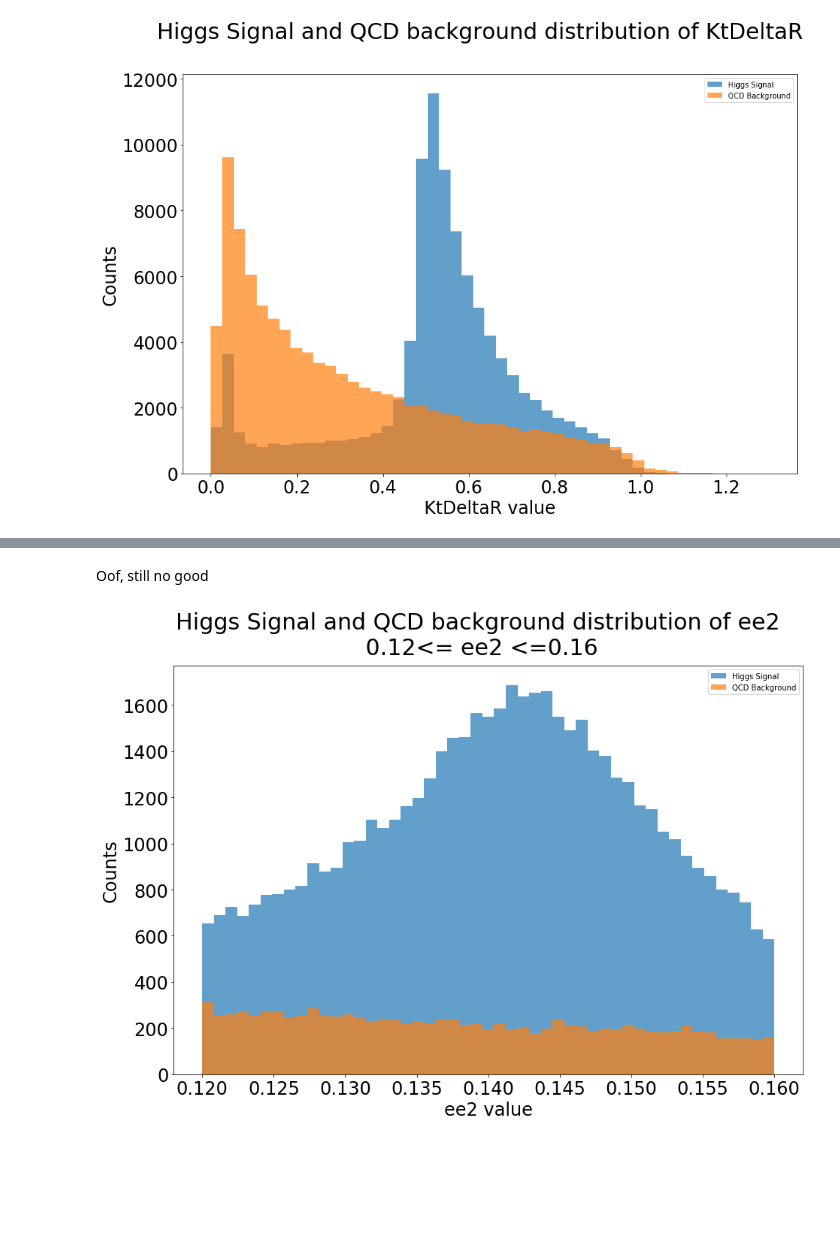
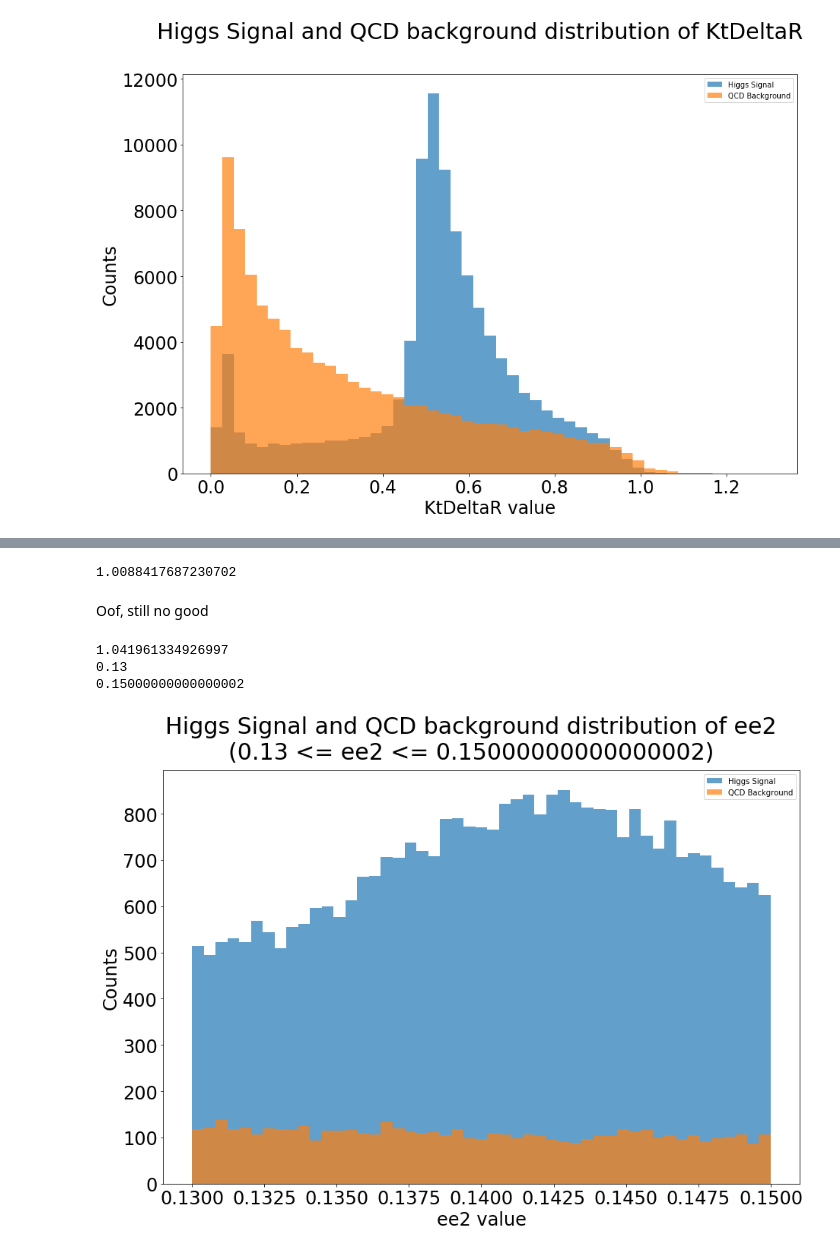
Before and after one commit to John-ZH/PHYS-343-Lab, a Jupyter notebook: John_Zhuang_Lab07.ipynb, the cells around one changed output, grey strips where cells are left out. Drawn from its saved outputs; the diff is of its cells as text; code cells hidden in the pictures; blank space fills up the shorter version.

```diff
--- a/John_Zhuang_Lab07.ipynb
+++ b/John_Zhuang_Lab07.ipynb
@@ -192,0 +203,4 @@ This is a lot higher than the previous one. good!
+# %%
+p_higgs = len(data_higgs[(data_higgs['mass'] <= 127) & (data_higgs['mass'] >= 124)]['mass']) / 100000
+p_qcd = len(data_qcd[(data_qcd['mass'] <= 127) & (data_qcd['mass'] >= 124)]['mass']) / 100000
+100 * p_higgs /((20000 * p_qcd) ** 0.5)
@@ -375,0 +778,4 @@ n_higgs/(n_qcd ** 0.5)
+# %%
+p_higgs = len(data_higgs[data_higgs['t21'] <= 0.3]['t21']) / 100000
+p_qcd = len(data_qcd[data_qcd['t21'] <= 0.3]['t21']) / 100000
+100 * p_higgs /((20000 * p_qcd) ** 0.5)
@@ -376,14 +819,44 @@ n_higgs/(n_qcd ** 0.5)
+# %%
+p_higgs = len(data_higgs[data_higgs['KtDeltaR'] >= 0.4]['KtDeltaR']) / 100000
+p_qcd = len(data_qcd[data_qcd['KtDeltaR'] >= 0.4]['KtDeltaR']) / 100000
+100 * p_higgs /((20000 * p_qcd) ** 0.5)
+# %% [output]
+1.0088417687230702
 # %% [markdown]
 Oof, still no good
+# %%
+sigma = 0
+trs_lo = 0
+trs_hi = 0.5
+step = (trs_hi - trs_lo) / 100
+for i in np.arange(100):
+    for j in np.arange(i + 1,100):
+        lo = trs_lo + step * i
+        hi = trs_lo + step * j
+        p_higgs = len(data_higgs[(data_higgs['ee2'] >= lo) & (data_higgs['ee2'] <= hi)]['ee2']) / 100000
+        p_qcd = len(data_qcd[(data_qcd['ee2'] >= lo) & (data_qcd['ee2'] <= hi)]['ee2']) / 100000
+        if p_qcd > 0 :
+            test = 100 * p_higgs / ((20000 * p_qcd) ** 0.5)
+            if test > sigma:
+                sigma = test
+                trs_lo = lo
+                trs_hi = hi
+print(sigma)
+print(trs_lo)
+print(trs_hi)
+# %% [output]
+1.041961334926997
+0.13
+0.15000000000000002
 # %%
-plt.suptitle('Higgs Signal and QCD background distribution of ee2\n 0.12<= ee2 <=0.16', fontsize=30)
+plt.suptitle('Higgs Signal and QCD background distribution of ee2\n(' + str(trs_lo) + ' <= ee2 <= '+ str(trs_hi) + ')', fontsize=30)
 plt.xlabel('ee2 value', fontsize = 24)
 plt.ylabel('Counts', fontsize = 24)
 plt.tick_params(labelsize = 24)
-plt.hist(data_higgs[(data_higgs['ee2'] <= 0.16) & (data_higgs['ee2'] >=0.12)]['ee2'], bins = np.linspace(0.12,0.16,50), alpha = 0.7, label = 'Higgs Signal')
-plt.hist(data_qcd[(data_qcd['ee2'] <= 0.16) & (data_qcd['ee2'] >=0.12)]['ee2'], bins = np.linspace(0.12,0.16,50), alpha = 0.7, label = 'QCD Background')
+plt.hist(data_higgs[(data_higgs['ee2'] >= trs_lo) & (data_higgs['ee2'] <= trs_hi)]['ee2'], bins = np.linspace(trs_lo,trs_hi,50), alpha = 0.7, label = 'Higgs Signal')
+plt.hist(data_qcd[(data_qcd['ee2'] >= trs_lo) & (data_qcd['ee2'] <= trs_hi)]['ee2'], bins = np.linspace(trs_lo,trs_hi,50), alpha = 0.7, label = 'QCD Background')
 plt.legend()
 plt.show()
 # %% [output]
-[figure, old version]
+[figure, new version]
 # %%
```
Also changed, not shown: parts of 109 cells of this notebook.
